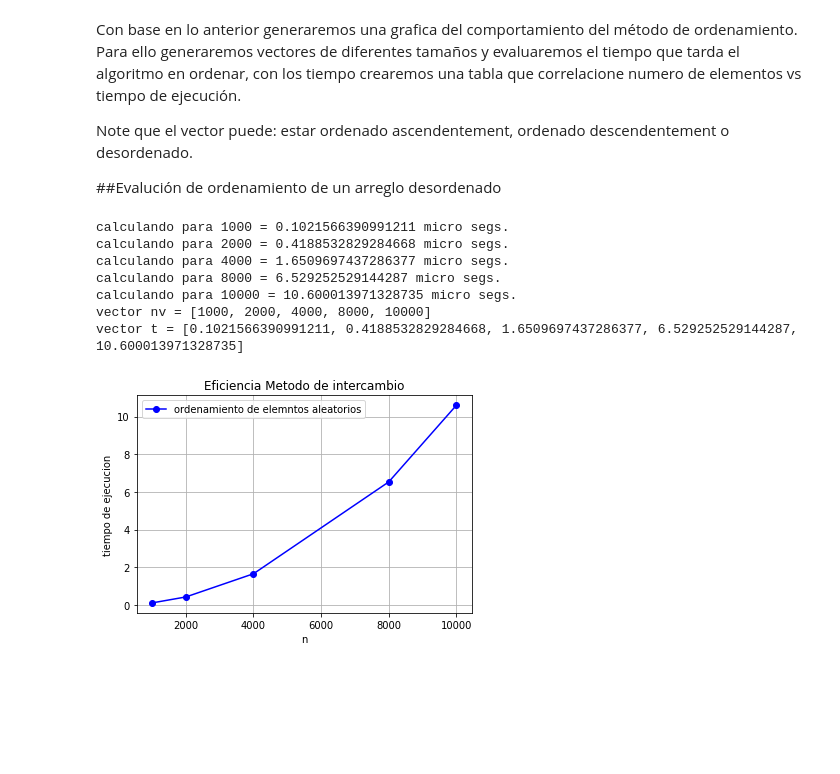
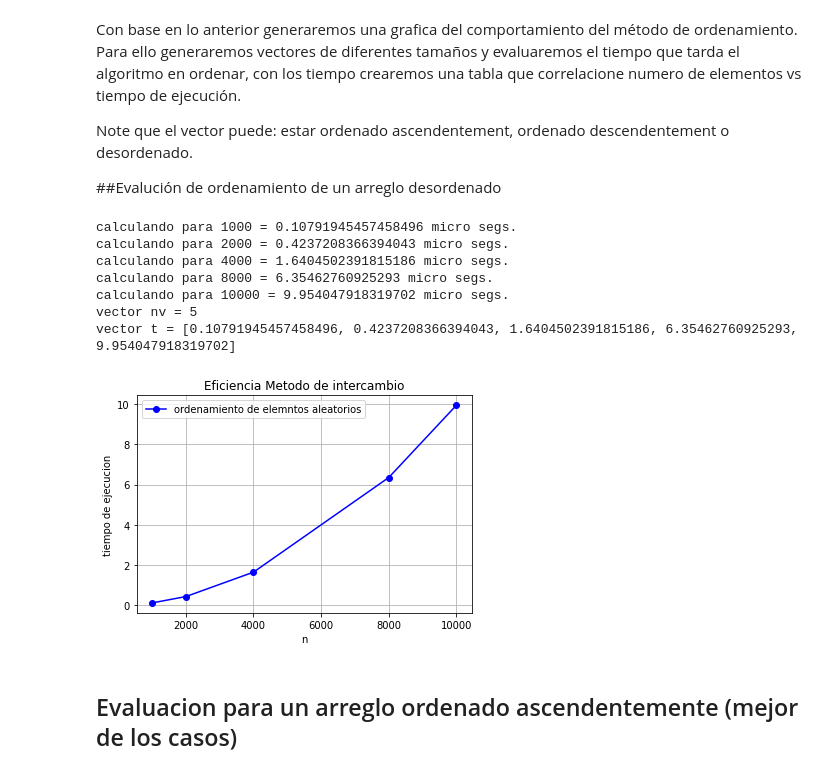
Before and after one commit to CastilloEdaUnam/Notas, a Jupyter notebook: EficienciaAlgoritmica.ipynb, the cells around one changed output. Cells and saved outputs as stored; diff of their text form; code cells hidden in the pictures; blank space fills up the shorter version.

```diff
--- a/EficienciaAlgoritmica.ipynb
+++ b/EficienciaAlgoritmica.ipynb
@@ -507,36 +507,38 @@ def cronometra(v,f=ordenamiento):
 
 #  tamaño de los vectores que se evaluaran
 nv = [1000,2000,4000,8000,10000]
-t = []
+t_desordenado = []
 for nk in nv:
   print(f'calculando para {nk} = ',end='')
   v = generaVector(nk)
   tk = cronometra(v)
   print(f'{tk} micro segs.')
-  t.append(tk)
+  t_desordenado.append(tk)
 
 print(f'vector nv = {n}')
-print(f'vector t = {t}')
+print(f'vector t = {t_desordenado}')
 # %% [output]
-calculando para 1000 = 0.1021566390991211 micro segs.
-calculando para 2000 = 0.4188532829284668 micro segs.
-calculando para 4000 = 1.6509697437286377 micro segs.
-calculando para 8000 = 6.529252529144287 micro segs.
-calculando para 10000 = 10.600013971328735 micro segs.
-vector nv = [1000, 2000, 4000, 8000, 10000]
-vector t = [0.1021566390991211, 0.4188532829284668, 1.6509697437286377, 6.529252529144287, 10.600013971328735]
+calculando para 1000 = 0.10791945457458496 micro segs.
+calculando para 2000 = 0.4237208366394043 micro segs.
+calculando para 4000 = 1.6404502391815186 micro segs.
+calculando para 8000 = 6.35462760925293 micro segs.
+calculando para 10000 = 9.954047918319702 micro segs.
+vector nv = 5
+vector t = [0.10791945457458496, 0.4237208366394043, 1.6404502391815186, 6.35462760925293, 9.954047918319702]
 # %%
 import matplotlib.pyplot as plt
 
 fig, grafica = plt.subplots(facecolor='w', edgecolor='k')
-grafica.plot(nv,t,marker='o',color='blue')
+grafica.plot(nv,t_desordenado,marker='o',color='blue')
 
 grafica.set_xlabel('n')
 grafica.set_ylabel('tiempo de ejecucion')
 grafica.grid(True)
 grafica.legend(['ordenamiento de elemntos aleatorios'])
 
 plt.title('Eficiencia Metodo de intercambio')
 plt.show()
 # %% [output]
-[figure, old version]
+[figure, new version]
+# %% [markdown]
+## Evaluacion para un arreglo ordenado ascendentemente (mejor de los casos)
```
Also changed, not shown: parts of 10 cells of this notebook.
